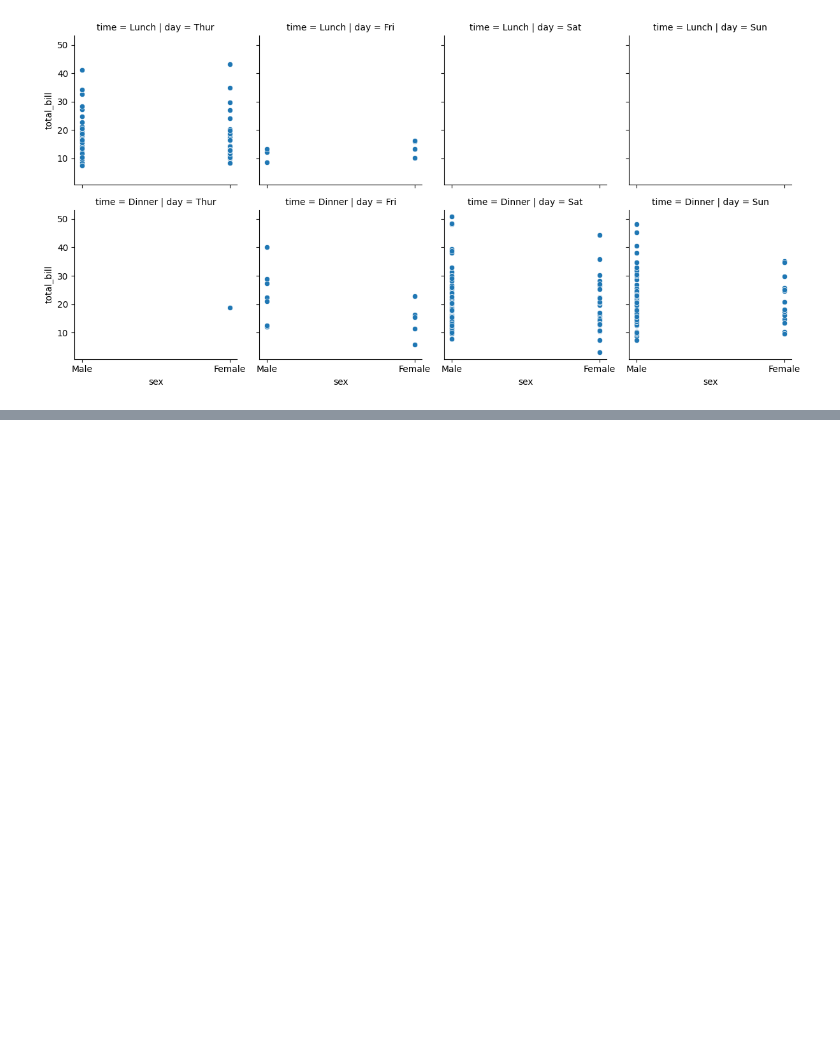
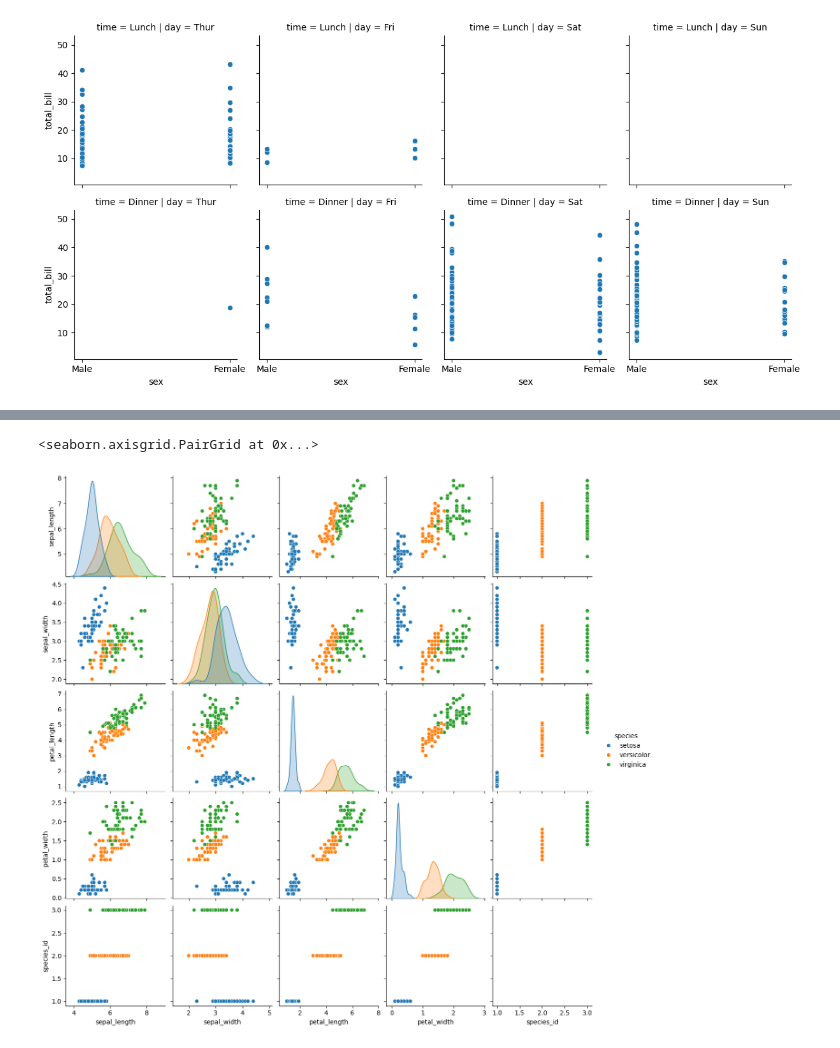
Before and after one commit to sseal2004/Machine-Learning-Full-Course, a Jupyter notebook: Python Library/Seaborn/06_MultiGridPlot.ipynb, the cells around one changed output, grey strips where cells are left out. Drawn from its saved outputs; the diff is of its cells as text; code cells hidden in the pictures; blank space fills up the shorter version.

```diff
--- a/Python Library/Seaborn/06_MultiGridPlot.ipynb
+++ b/Python Library/Seaborn/06_MultiGridPlot.ipynb
@@ -61,0 +89,5 @@ g.add_legend()
+# %%
+sns.pairplot(iris,hue='species')#example 1
+# %% [output]
+<seaborn.axisgrid.PairGrid at 0x...>
+[figure, added]
```
Also changed, not shown: parts of 11 cells of this notebook.
